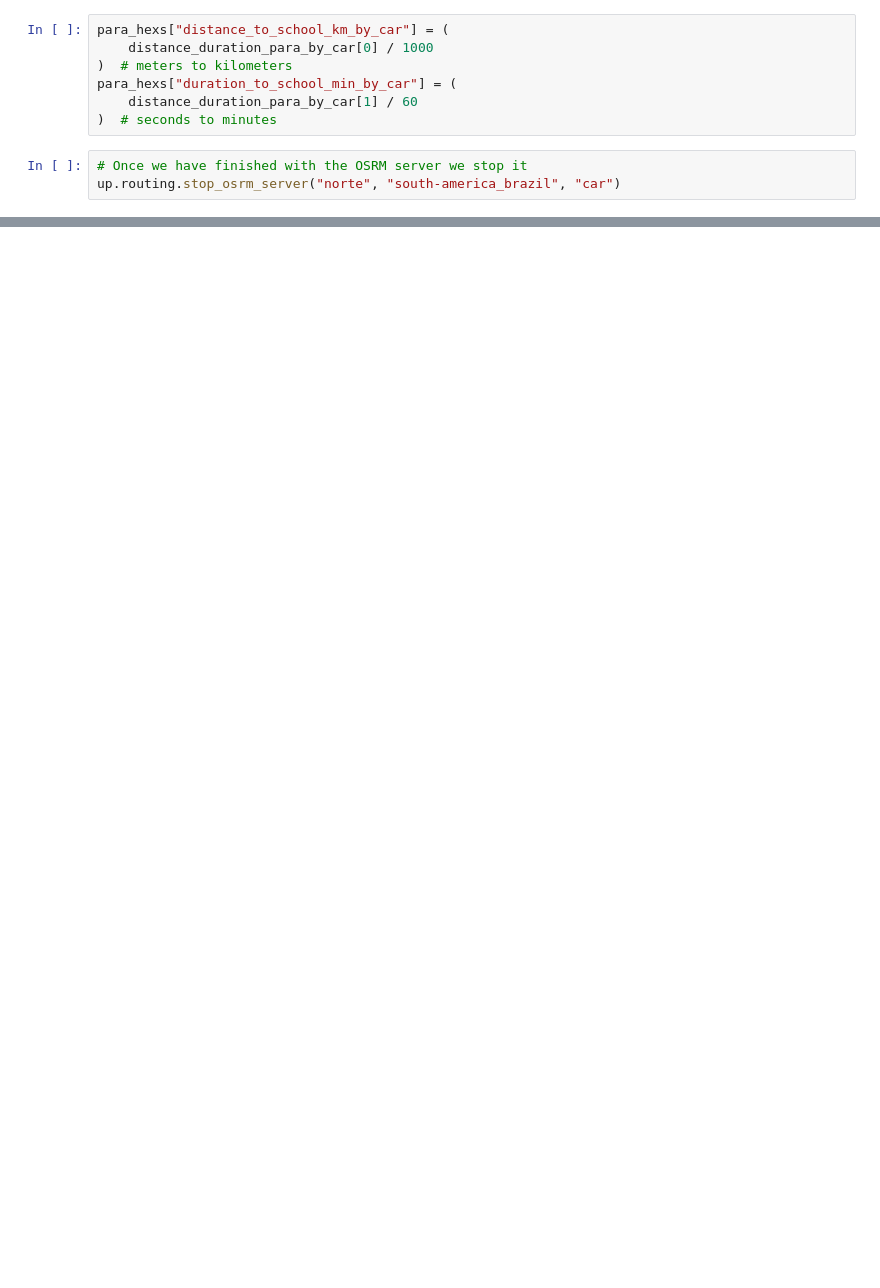
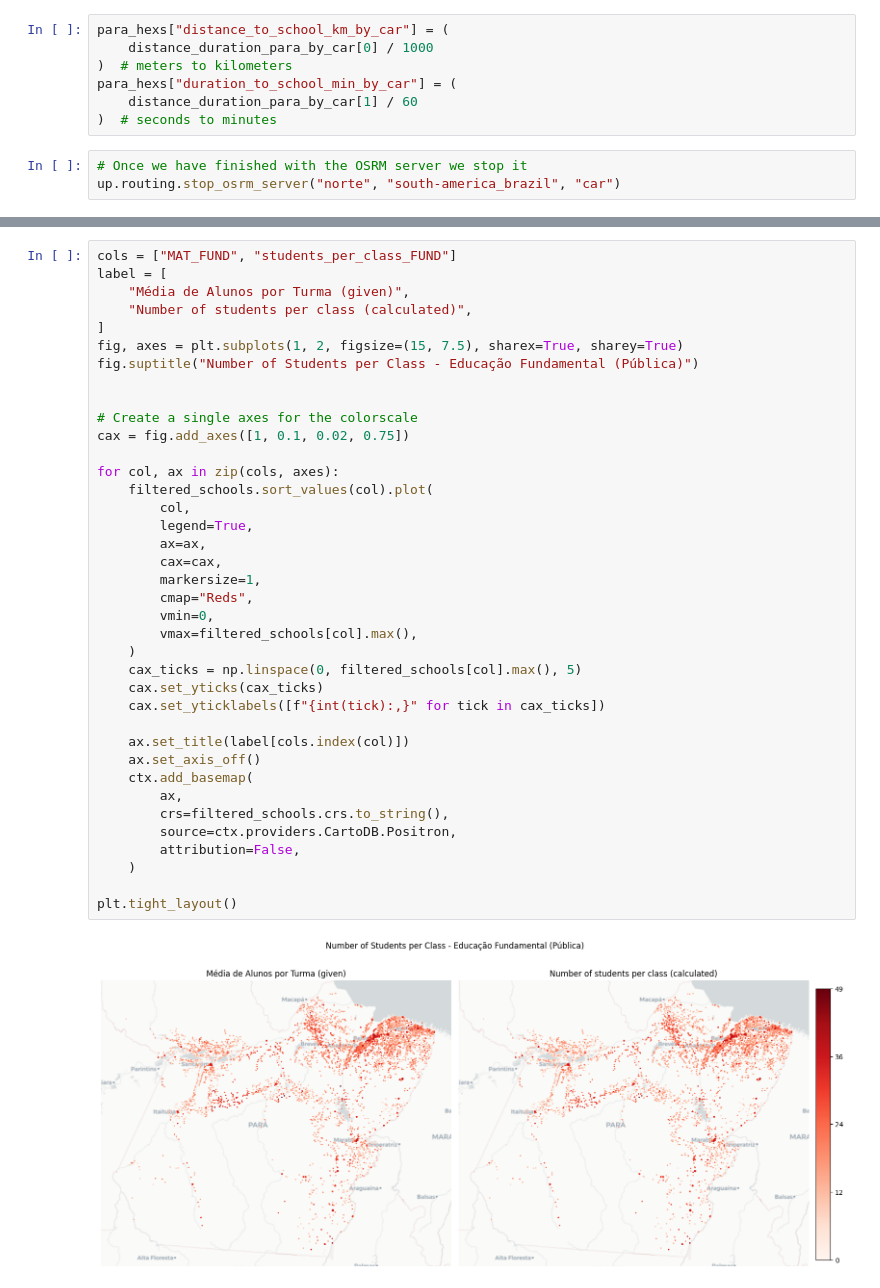
Before and after one commit to EL-BID/edu-brazil, a Jupyter notebook: 4_1_ParaAccessibilityModel.ipynb, the cells around one changed output, grey strips where cells are left out. Saved outputs shown, nothing was run; the diff lists cells and outputs as text; blank space fills up the shorter version.

```diff
--- a/4_1_ParaAccessibilityModel.ipynb
+++ b/4_1_ParaAccessibilityModel.ipynb
@@ -267,0 +790,40 @@ up.routing.stop_osrm_server("norte", "south-america_brazil", "car")
+# %%
+cols = ["MAT_FUND", "students_per_class_FUND"]
+label = [
+    "Média de Alunos por Turma (given)",
+    "Number of students per class (calculated)",
+]
+fig, axes = plt.subplots(1, 2, figsize=(15, 7.5), sharex=True, sharey=True)
+fig.suptitle("Number of Students per Class - Educação Fundamental (Pública)")
+
+
+# Create a single axes for the colorscale
+cax = fig.add_axes([1, 0.1, 0.02, 0.75])
+
+for col, ax in zip(cols, axes):
+    filtered_schools.sort_values(col).plot(
+        col,
+        legend=True,
+        ax=ax,
+        cax=cax,
+        markersize=1,
+        cmap="Reds",
+        vmin=0,
+        vmax=filtered_schools[col].max(),
+    )
+    cax_ticks = np.linspace(0, filtered_schools[col].max(), 5)
+    cax.set_yticks(cax_ticks)
+    cax.set_yticklabels([f"{int(tick):,}" for tick in cax_ticks])
+
+    ax.set_title(label[cols.index(col)])
+    ax.set_axis_off()
+    ctx.add_basemap(
+        ax,
+        crs=filtered_schools.crs.to_string(),
+        source=ctx.providers.CartoDB.Positron,
+        attribution=False,
+    )
+
+plt.tight_layout()
+# %% [output]
+[figure, added]
```
Also changed, not shown: parts of 96 cells of this notebook, 8 other files.
